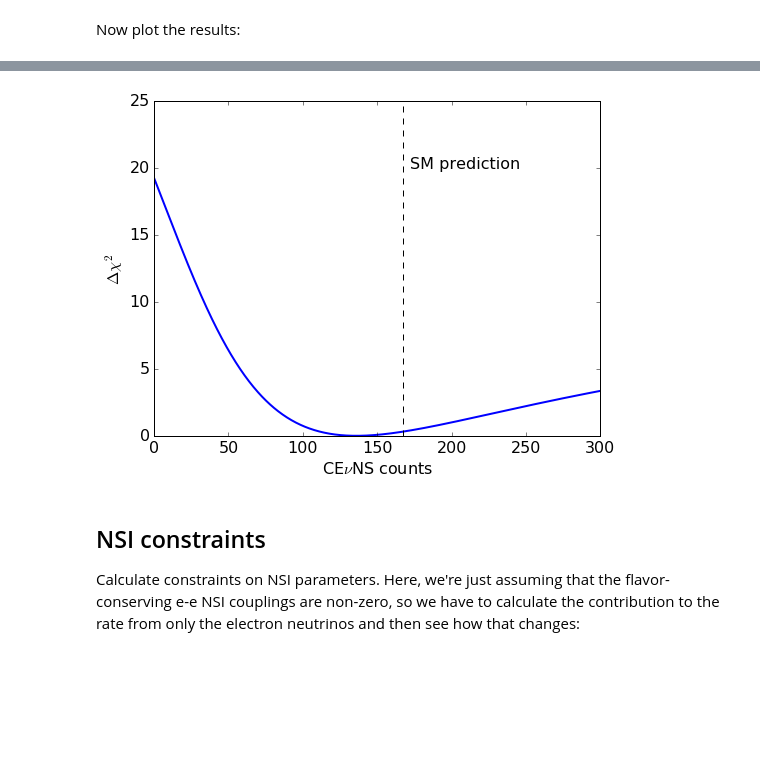
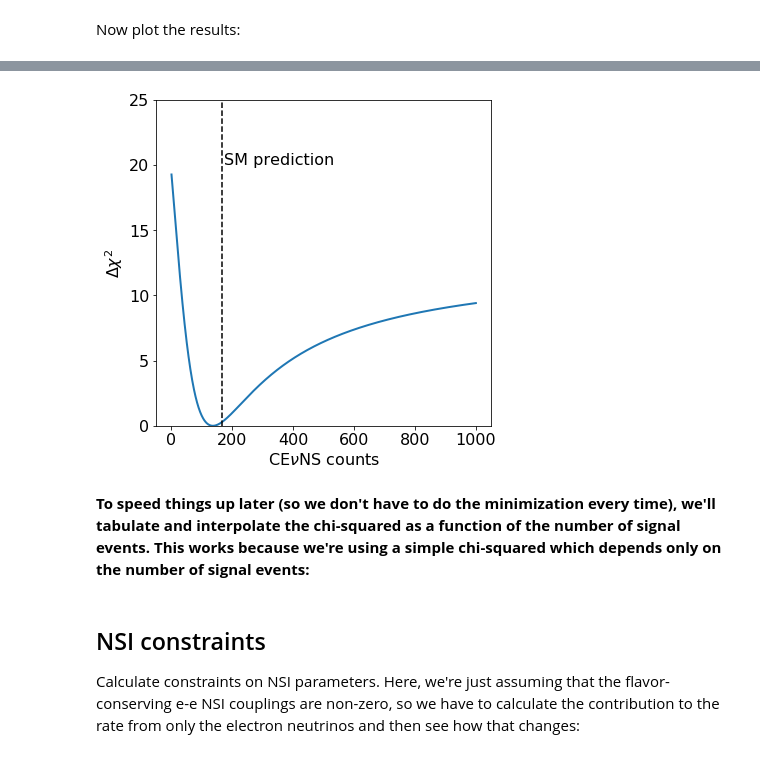
Before and after one commit to bradkav/CEvNS, a Jupyter notebook: COHERENT.ipynb, the cells around one changed output, grey strips where cells are left out. Drawn from its saved outputs; the diff is of its cells as text; code cells hidden in the pictures; blank space fills up the shorter version.

```diff
--- a/COHERENT.ipynb
+++ b/COHERENT.ipynb
@@ -105,17 +104,19 @@ diffRate_CEvNS = CEvNS.differentialRate_CEvNS
 dRdPE_Cs = lambda x: (1.0/PEperkeV)*efficiency(x)*mass*time*f_Cs*diffRate_CEvNS(x/PEperkeV, A_Cs, Z_Cs)
 dRdPE_I = lambda x: (1.0/PEperkeV)*efficiency(x)*mass*time*f_I*diffRate_CEvNS(x/PEperkeV, A_I, Z_I)
 # %%
-#Calculate number of events in each bin
+#Calculate number of signal events in each bin in the Standard Model (SM)
 PE_bins = np.linspace(0, 50, 26)
-dRdPE_bins = np.zeros(25)
-bins_Cs = np.zeros(25)
-bins_I = np.zeros(25)
+
+N_SM_Cs = np.zeros(25)
+N_SM_I = np.zeros(25)
+N_SM_tot = np.zeros(25)
+
 for i in tqdm(range(25)):
-    bins_Cs[i] = quad(dRdPE_Cs, PE_bins[i], PE_bins[i+1], epsabs = 0.01)[0]
-    bins_I[i] = quad(dRdPE_I, PE_bins[i], PE_bins[i+1], epsabs = 0.01)[0]
-    dRdPE_bins[i] = bins_Cs[i] + bins_I[i]
+    N_SM_Cs[i] = quad(dRdPE_Cs, PE_bins[i], PE_bins[i+1], epsabs = 0.01)[0]
+    N_SM_I[i] = quad(dRdPE_I, PE_bins[i], PE_bins[i+1], epsabs = 0.01)[0]
+    N_SM_tot[i] = N_SM_Cs[i] + N_SM_I[i]
 
-print "Total CEvNS events expected: ", np.sum(dRdPE_bins)
+print "Total CEvNS events expected: ", np.sum(N_SM_tot)
 # %% [output]
 Total CEvNS events expected:  167.179814235
 # %% [markdown]
@@ -133,7 +134,7 @@ Now plot the results:
 # %%
 pl.figure(figsize=(10,6))
 
-pl.step(PE_bins, np.append(dRdPE_bins,0), 'g', linestyle="-", where = "post", label="CEvNS signal (this work)",linewidth=1.5)
+pl.step(PE_bins, np.append(N_SM_tot,0), 'g', linestyle="-", where = "post", label="CEvNS signal (this work)",linewidth=1.5)
 pl.step(PE_bins, np.append(COHERENT_spect,0), 'g', linestyle="--", where = "post", label="CEvNS signal (1708.01294)",linewidth=1.5)
 
 pl.axhline(0, linestyle='--', color = 'gray')
@@ -179,8 +179,11 @@ def chisq_CEvNS2(Nsig):
+# %%
+#Calculate minimum chi-squared as a function of (alpha, beta) nuisance parameters
+def minchisq_Nsig(Nsig):
+
+    minres = minimize(lambda x: chisq_generic(Nsig, x[0], x[1]), (0.0,0.0))
+    return minres.fun
 # %%
-Nsiglist= np.linspace(0, 300,1001)
-chilist = [chisq_CEvNS2(Ns) for Ns in Nsiglist]
+Nsiglist= np.linspace(0, 1000,1001)
+chi2list = [minchisq_Nsig(Ns) for Ns in Nsiglist]
 
-delta_chi2 = (chilist - np.min(chilist))
-
-print Nsiglist[np.argmin(delta_chi2)]
-print Nsiglist[delta_chi2 < 0.5]
+delta_chi2 = (chi2list - np.min(chi2list))
@@ -205,16 +190,18 @@ print Nsiglist[delta_chi2 < 0.5]
 # %%
-pl.figure(figsize=(8,6))
+pl.figure(figsize=(6,6))
 pl.plot(Nsiglist, delta_chi2, linewidth=2.0)
 pl.ylim(0, 25)
 
-pl.axvline(np.sum(dRdPE_bins), linestyle='--', color='k')
+pl.axvline(np.sum(N_SM_tot), linestyle='--', color='k')
 pl.text(172, 20, "SM prediction")
 
 pl.ylabel(r"$\Delta \chi^2$")
 pl.xlabel(r"CE$\nu$NS counts")
 
 pl.savefig("plots/COHERENT_likelihood.pdf", bbox_inches="tight")
 
 pl.show()
 # %% [output]
-[figure, old version]
+[figure, new version]
+# %% [markdown]
+**To speed things up later (so we don't have to do the minimization every time), we'll tabulate and interpolate the chi-squared as a function of the number of signal events. This works because we're using a simple chi-squared which depends only on the number of signal events:**
```
Also changed, not shown: parts of 44 cells of this notebook, 34 other files.
